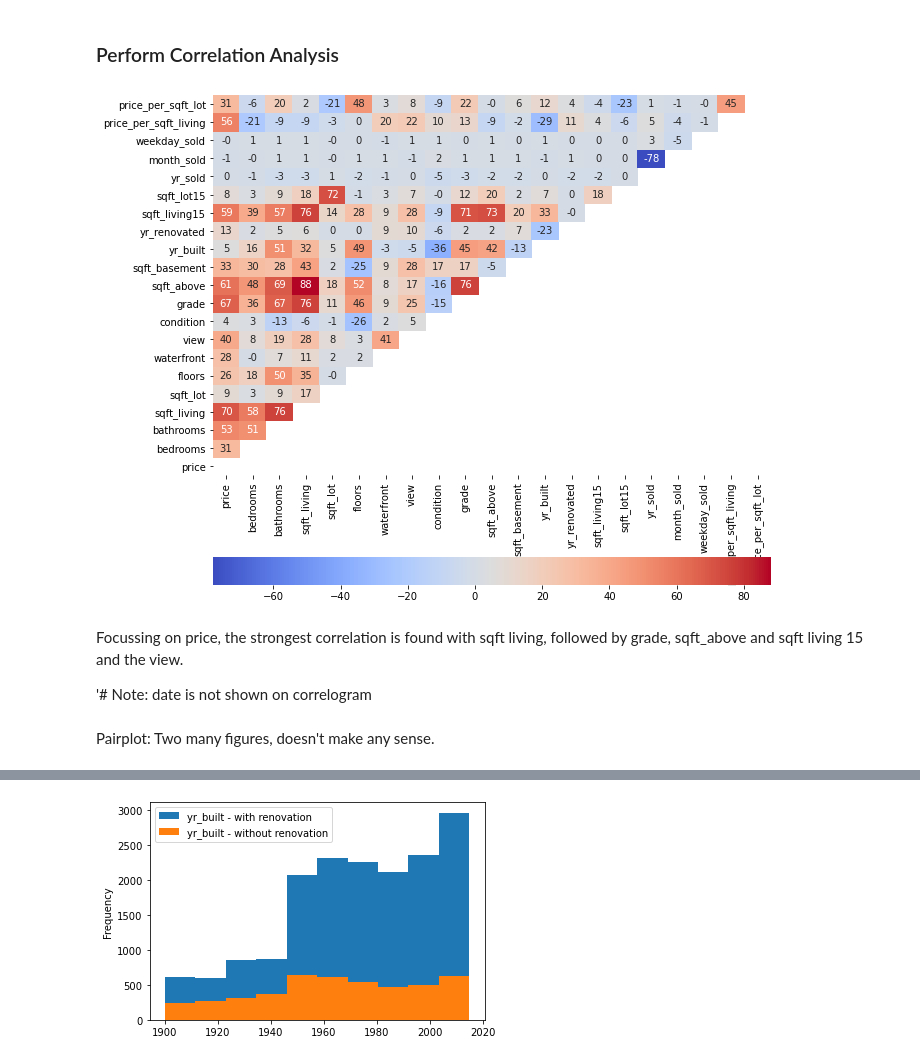
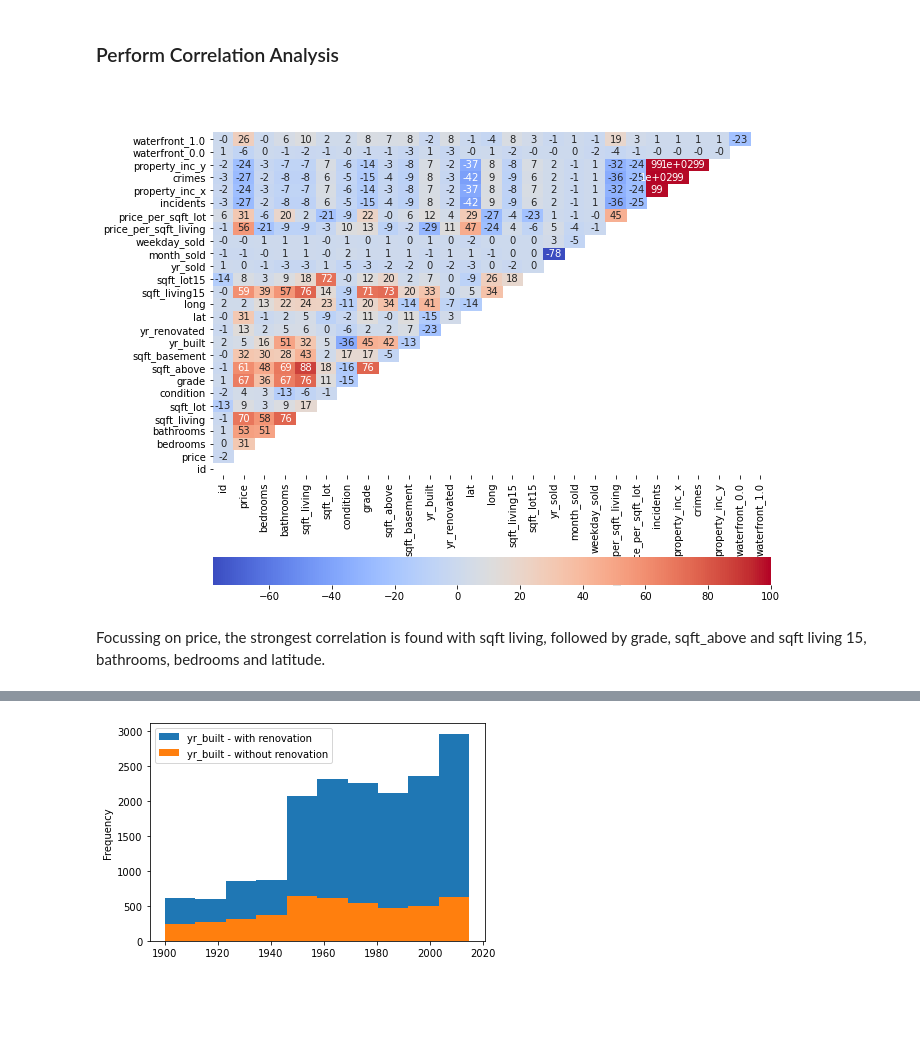
Before and after one commit to dave-py/eda_real-estate, a Jupyter notebook: EDA_real_estate.ipynb, the cells around one changed output, grey strips where cells are left out. Saved outputs shown, nothing was run; the diff lists cells and outputs as text; code cells hidden in the pictures; blank space fills up the shorter version.

```diff
--- a/EDA_real_estate.ipynb
+++ b/EDA_real_estate.ipynb
@@ -206,3 +284,5 @@ memory usage: 3.5+ MB
+# %%
+X = pd.merge(X, ZX, on="zipcode", how="left")
 # %% [markdown]
 ## 03 Data Cleaning
 _Fix the inconsistencies within the data and handle the missing values._
@@ -246,6 +338,6 @@ X["yr_sold"], X["month_sold"], X["weekday_sold"] = X.date.dt.year, X.date.dt.mon
 X.sqft_basement = pd.to_numeric(X.sqft_basement, errors="coerce")
 
 # convert float type to bool.
-X.astype({"waterfront": "bool"})
+X = X.astype({"waterfront": "object", "floors":"object", "view":"object", "zipcode": "object"})
 X.dtypes
 # %% [output]
@@ -268,4 +360,8 @@ weekday_sold              int64
 dtype: object
+# %%
+# Filling missing values in column sqft_basement
+X.sqft_basement = X.sqft_basement.fillna(X.sqft_basement.mean())
+X.crimes = X.crimes.fillna(0)
 # %% [markdown]
 ### Duplicate IDs
 # %%
@@ -349,31 +541,27 @@ Furthermore, we drop the following values for a correlation analysis, as the res
 continuous_var = list(X.select_dtypes(
                         ['int64','float64','bool', "datetime64[ns]"]).columns.values)
 # remove non-continuous variables
-non_continuous_var = ["id", "zipcode", "lat", "long"]
-for x in non_continuous_var:
-    continuous_var.remove(x)
+non_continuous_var = ["id", "zipcode","date", "weekday_sold", "month_sold", "yr_sold" ]
+# for x in non_continuous_var:
+#     continuous_var.remove(x)
 
-continuous_var
+categorical_var=["waterfront"]
 # %% [markdown]
 ### Perform Correlation Analysis
 # %%
-X_dum=pd.get_dummies(X[continuous_var].copy())
+X_dum=pd.get_dummies(X[continuous_var+categorical_var].copy())
 X_dum
 mask = np.triu(X_dum.corr())
 fig, ax = plt.subplots(figsize=(10,10))
 ax = sns.heatmap(round(X_dum.corr()*100,0)
                  ,annot=True
                  ,mask=mask
                  ,cmap='coolwarm'
                  ,cbar_kws= {'orientation': 'horizontal'}
                 )
-ax.set_ylim((0,21))
+ax.set_ylim((0,30))
 plt.savefig('figures/correlogram.png')
 # %% [output]
-[figure, old version]
+[figure, new version]
 # %% [markdown]
-Focussing on price, the strongest correlation is found with sqft living, followed by grade, sqft_above and sqft living 15 and the view.
-
-'# Note: date is not shown on correlogram
+Focussing on price, the strongest correlation is found with sqft living, followed by grade, sqft_above and sqft living 15, bathrooms, bedrooms and latitude.
-# %% [markdown]
-Pairplot: Two many figures, doesn't make any sense.
```
Also changed, not shown: parts of 79 cells of this notebook, 6 other files.
